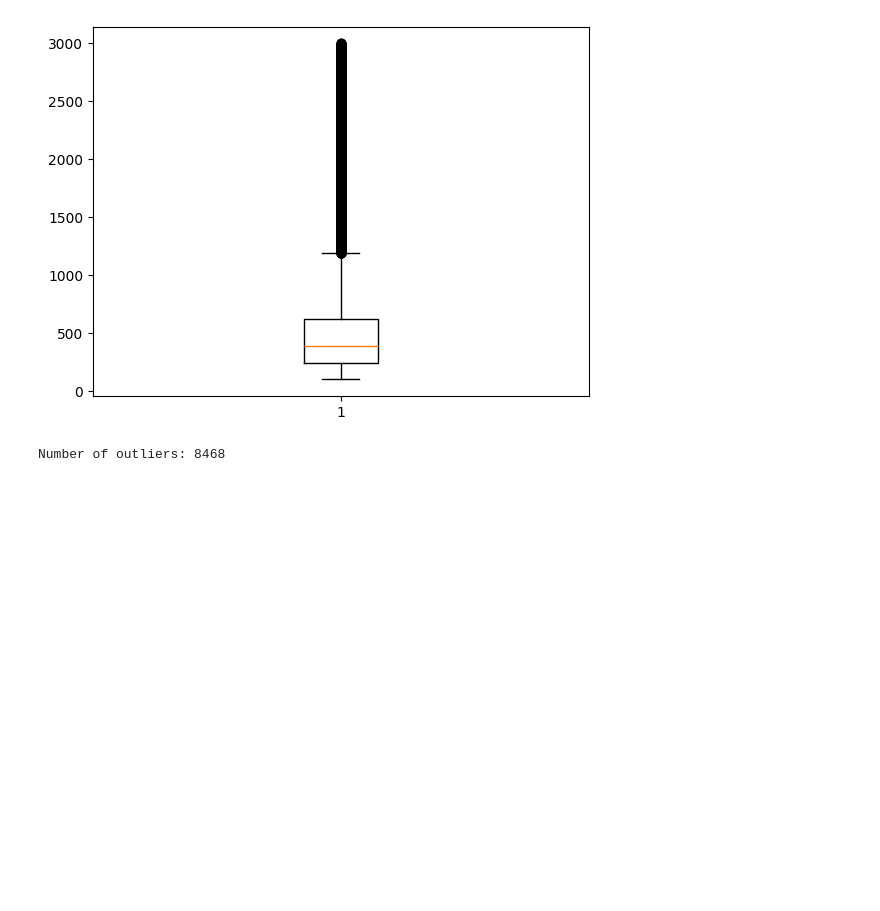
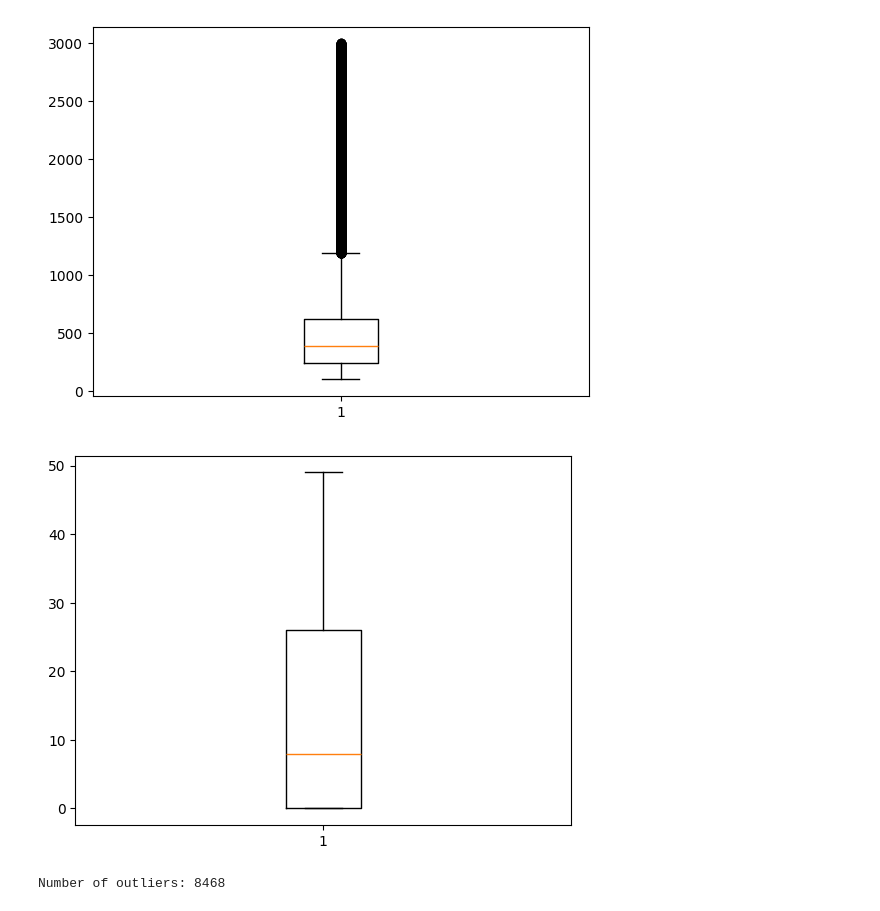
Before and after one commit to Leena-AJ/Ola_Ride_Analysis, a Jupyter notebook: ola.ipynb, the cells around one changed output. Saved outputs shown, nothing was run; the diff lists cells and outputs as text; code cells hidden in the pictures; blank space fills up the shorter version.

```diff
--- a/ola.ipynb
+++ b/ola.ipynb
@@ -80,6 +80,11 @@ plt.boxplot(df['Booking_Value'])
 plt.show()
 # %% [output]
 [figure]
+# %%
+plt.boxplot(df['Ride_Distance'])
+plt.show()
+# %% [output]
+[figure, added]
 # %%
 Q1 = df['Booking_Value'].quantile(0.25)
 Q3 = df['Booking_Value'].quantile(0.75)
```
Also changed, not shown: parts of 5 cells of this notebook, 1 other file.
